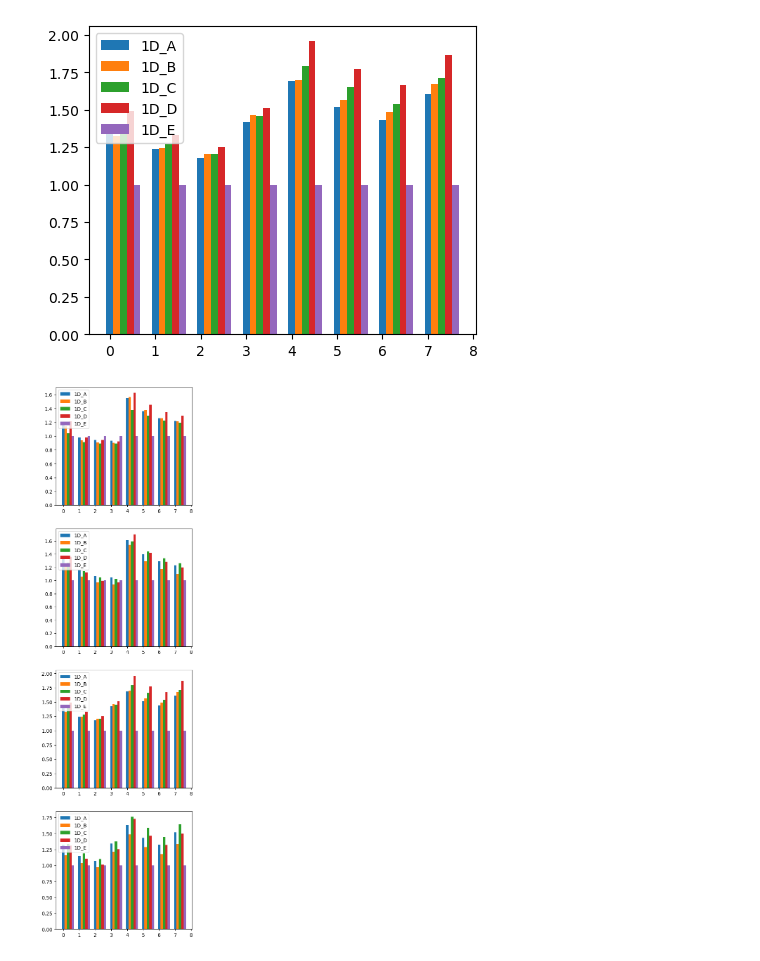
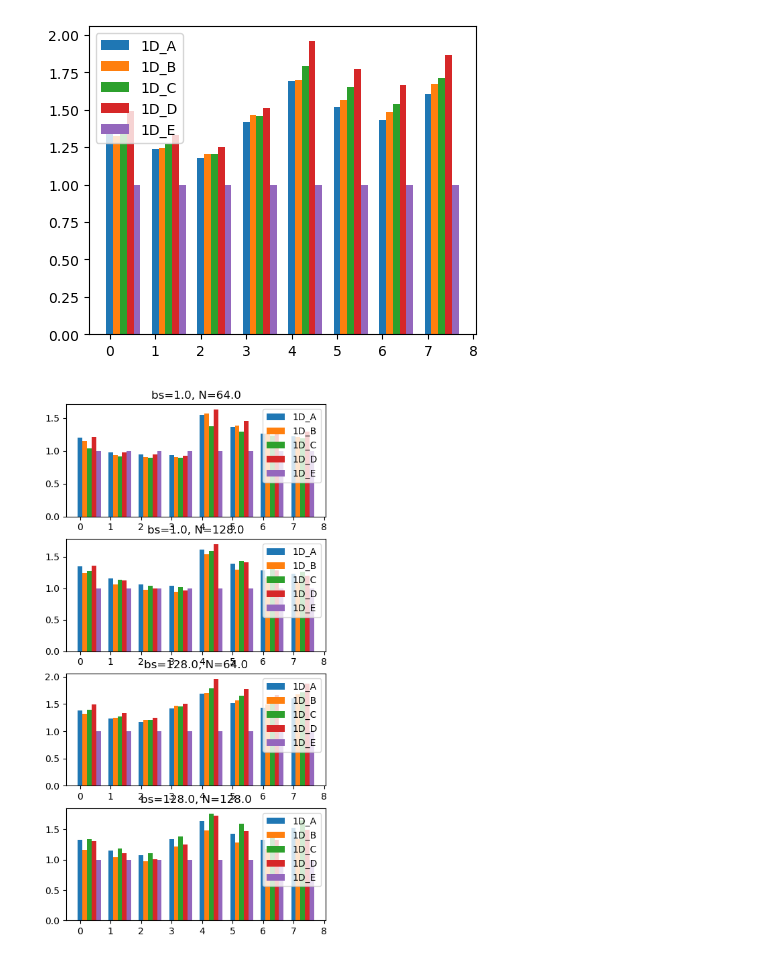
Before and after one commit to shixun404/TurboFNO, a Jupyter notebook: test.ipynb, the cells around one changed output. Drawn from its saved outputs; the diff is of its cells as text; code cells hidden in the pictures.

```diff
--- a/test.ipynb
+++ b/test.ipynb
@@ -176,22 +176,23 @@ torch.Size([2, 4])
 # %%
 fig, ax = plt.subplots(figsize=(5, 10), nrows = 4)
 bs_id = 0
 N_id = 0
 samples = data[0][bs_id,  -1, :, N_id, :].flatten().shape[0]
 x = np.arange(samples)
 bar_width=0.15
 fig_id = 0
 for bs_id in [0, -1]:
 	for N_id in [0, -1]:
 		cnt = 0
 		for i in range(len(data)):
 			performance_ratio =  data[-1][bs_id, -1, :, N_id, :] / data[i][bs_id,  -1, :, N_id, :]
 			# print(performance_ratio.shape)
 			# assert 0
 			ax[fig_id].bar(x + cnt * bar_width, performance_ratio.flatten(), width=bar_width, label=file_path[i][-4:])
 			cnt += 1
 		ax[fig_id].legend()
+		ax[fig_id].set_title(f'bs={bs_vals[bs_id]}, N={N_vals[N_id]}')
 		fig_id += 1
 		# plt.savefig('1D.pdf')
 # %% [output]
-[figure, old version]
+[figure, new version]
```
Also changed, not shown: 16 other files.
